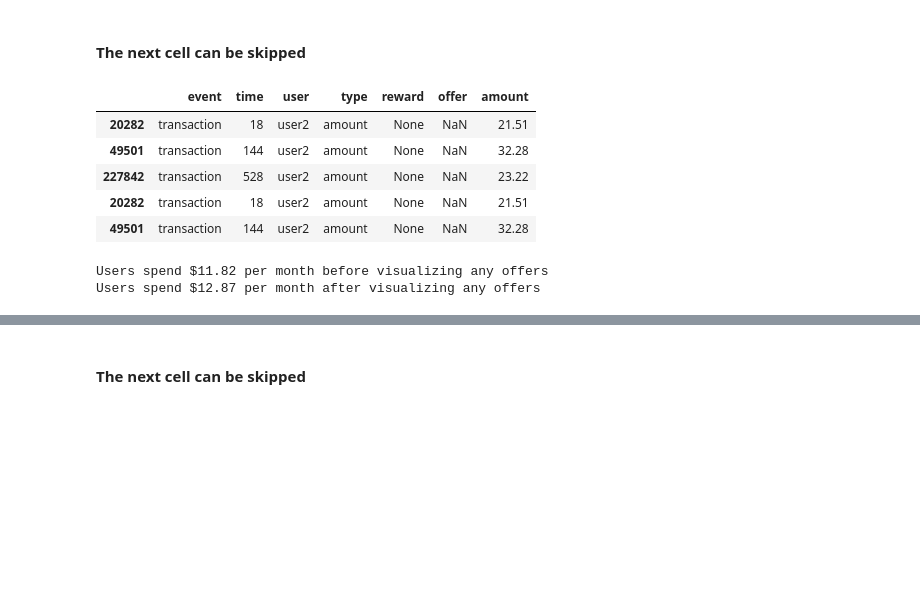
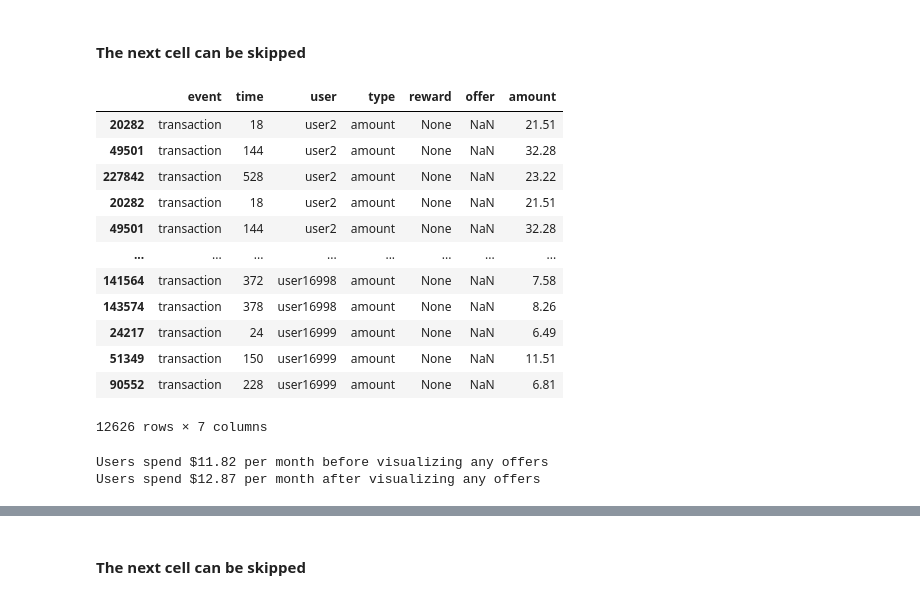
Before and after one commit to FranciscoNania/Udacity-Capstone-Starbucks, a Jupyter notebook: Starbucks Capstone.ipynb, the cells around one changed output, grey strips where cells are left out. Saved outputs shown, nothing was run; the diff lists cells and outputs as text; code cells hidden in the pictures; blank space fills up the shorter version.

```diff
--- a/Starbucks Capstone.ipynb
+++ b/Starbucks Capstone.ipynb
@@ -212,21 +212,28 @@ no_influence = pd.read_pickle('pickle files/no_influence.pkl')
 influence = pd.read_pickle('pickle files/influence.pkl')
 # %%
 #This users made purchases before visualizing any offers
-no_influence.head()
+no_influence
 # %% [output]
 |  | event | time | user | type | reward | offer | amount |
 | 20282 | transaction | 18 | user2 | amount | None | NaN | 21.51 |
 | 49501 | transaction | 144 | user2 | amount | None | NaN | 32.28 |
 | 227842 | transaction | 528 | user2 | amount | None | NaN | 23.22 |
 | 20282 | transaction | 18 | user2 | amount | None | NaN | 21.51 |
 | 49501 | transaction | 144 | user2 | amount | None | NaN | 32.28 |
+| ... | ... | ... | ... | ... | ... | ... | ... |
+| 141564 | transaction | 372 | user16998 | amount | None | NaN | 7.58 |
+| 143574 | transaction | 378 | user16998 | amount | None | NaN | 8.26 |
+| 24217 | transaction | 24 | user16999 | amount | None | NaN | 6.49 |
+| 51349 | transaction | 150 | user16999 | amount | None | NaN | 11.51 |
+| 90552 | transaction | 228 | user16999 | amount | None | NaN | 6.81 |
+12626 rows × 7 columns
-# %%
-#Average transaction amount from users making purchases without viewing any offers
-print('Users spend ${} per month before visualizing any offers\n'
-     'Users spend ${} per month after visualizing any offers'
-      .format(round(no_influence['amount'].mean(), 2),
-              round(influence['amount'].mean(), 2)))
-# %% [output]
-Users spend $11.82 per month before visualizing any offers
-Users spend $12.87 per month after visualizing any offers
+# %%
+#Average transaction amount from users making purchases without viewing any offers
+print('Users spend ${} per month before visualizing any offers\n'
+     'Users spend ${} per month after visualizing any offers'
+      .format(round(no_influence['amount'].mean(), 2),
+              round(influence['amount'].mean(), 2)))
+# %% [output]
+Users spend $11.82 per month before visualizing any offers
+Users spend $12.87 per month after visualizing any offers
 # %% [markdown]
```
Also changed, not shown: parts of 26 cells of this notebook.
